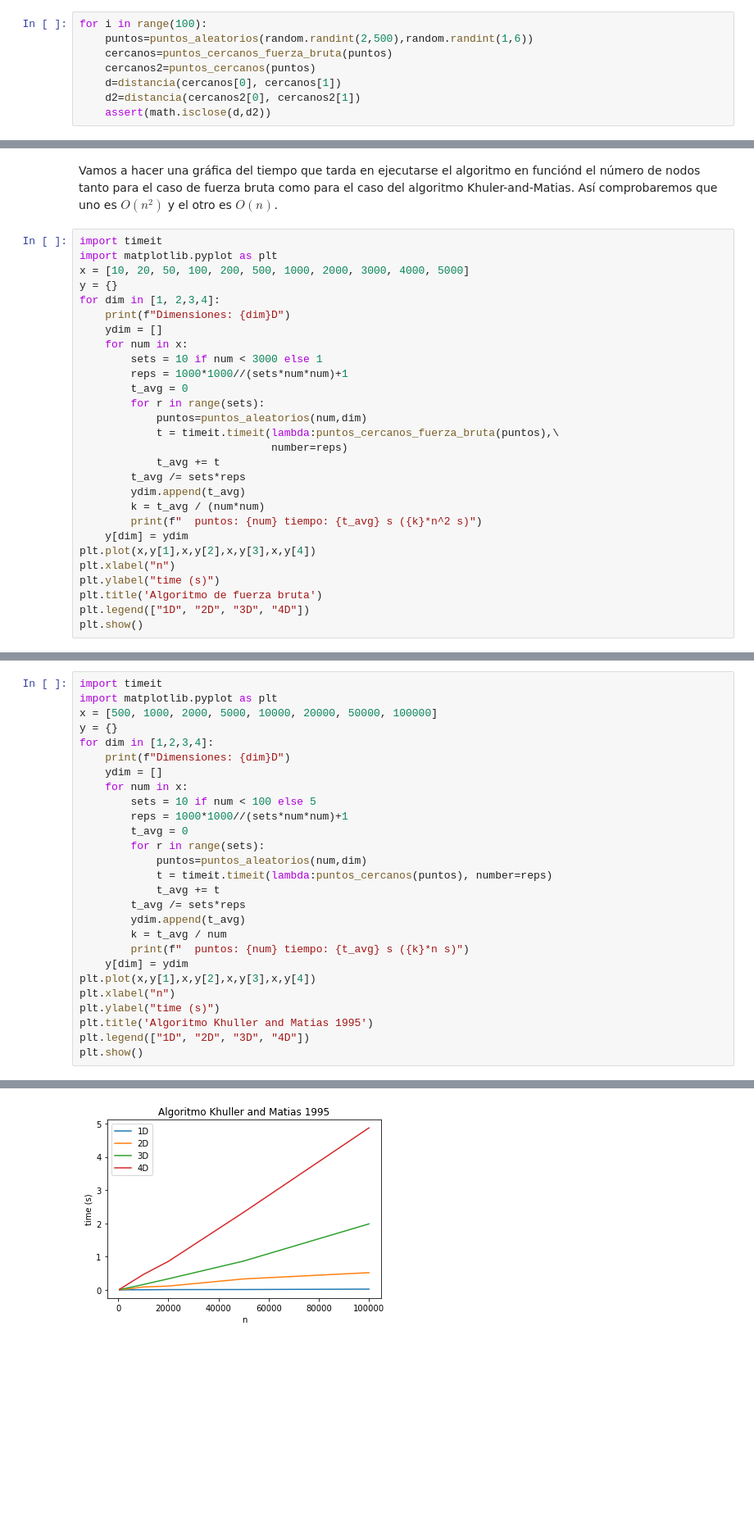
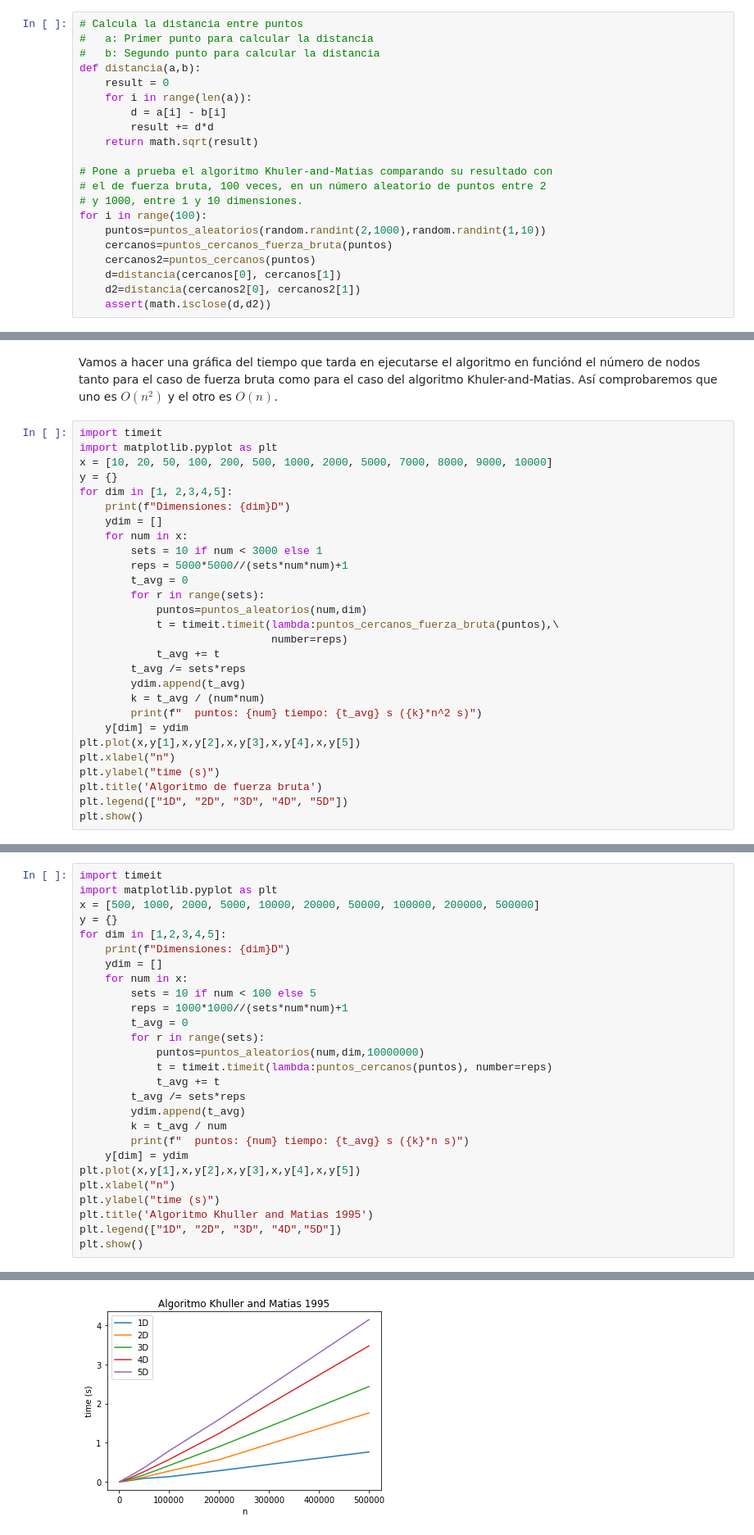
Before and after one commit to asierllano/03MIAR---Algoritmos-de-Optimizacion---2023, a Jupyter notebook: Algoritmos - Asier Llano - AG1.ipynb, the cells around one changed output, grey strips where cells are left out. Shown at 82% size. Saved outputs shown, nothing was run; the diff lists cells and outputs as text; blank space fills up the shorter version.

```diff
--- a/Algoritmos - Asier Llano - AG1.ipynb
+++ b/Algoritmos - Asier Llano - AG1.ipynb
@@ -312,6 +338,19 @@ Comprobamos con 100 ejemplos de un número aleatorio de puntos (entre 2 y 500),
 # %%
+# Calcula la distancia entre puntos
+#   a: Primer punto para calcular la distancia
+#   b: Segundo punto para calcular la distancia
+def distancia(a,b):
+    result = 0
+    for i in range(len(a)):
+        d = a[i] - b[i]
+        result += d*d
+    return math.sqrt(result)
+
+# Pone a prueba el algoritmo Khuler-and-Matias comparando su resultado con
+# el de fuerza bruta, 100 veces, en un número aleatorio de puntos entre 2
+# y 1000, entre 1 y 10 dimensiones.
 for i in range(100):
-    puntos=puntos_aleatorios(random.randint(2,500),random.randint(1,6))
+    puntos=puntos_aleatorios(random.randint(2,1000),random.randint(1,10))
     cercanos=puntos_cercanos_fuerza_bruta(puntos)
     cercanos2=puntos_cercanos(puntos)
     d=distancia(cercanos[0], cercanos[1])
@@ -324,14 +363,14 @@ Vamos a hacer una gráfica del tiempo que tarda en ejecutarse el algoritmo en fu
 # %%
 import timeit
 import matplotlib.pyplot as plt
-x = [10, 20, 50, 100, 200, 500, 1000, 2000, 3000, 4000, 5000]
+x = [10, 20, 50, 100, 200, 500, 1000, 2000, 5000, 7000, 8000, 9000, 10000]
 y = {}
-for dim in [1, 2,3,4]:
+for dim in [1, 2,3,4,5]:
     print(f"Dimensiones: {dim}D")
     ydim = []
     for num in x:
         sets = 10 if num < 3000 else 1
-        reps = 1000*1000//(sets*num*num)+1
+        reps = 5000*5000//(sets*num*num)+1
         t_avg = 0
         for r in range(sets):
             puntos=puntos_aleatorios(num,dim)
@@ -343,11 +382,11 @@ for dim in [1, 2,3,4]:
         k = t_avg / (num*num)
         print(f"  puntos: {num} tiempo: {t_avg} s ({k}*n^2 s)")
     y[dim] = ydim
-plt.plot(x,y[1],x,y[2],x,y[3],x,y[4])
+plt.plot(x,y[1],x,y[2],x,y[3],x,y[4],x,y[5])
 plt.xlabel("n")
 plt.ylabel("time (s)")
 plt.title('Algoritmo de fuerza bruta')
-plt.legend(["1D", "2D", "3D", "4D"])
+plt.legend(["1D", "2D", "3D", "4D", "5D"])
 plt.show()
 # %% [output]
 Dimensiones: 1D
@@ -373,9 +412,9 @@ Se comprueba con los valores númericos y con las gráficas su rendimiento $O(n)
 # %%
 import timeit
 import matplotlib.pyplot as plt
-x = [500, 1000, 2000, 5000, 10000, 20000, 50000, 100000]
+x = [500, 1000, 2000, 5000, 10000, 20000, 50000, 100000, 200000, 500000]
 y = {}
-for dim in [1,2,3,4]:
+for dim in [1,2,3,4,5]:
     print(f"Dimensiones: {dim}D")
     ydim = []
     for num in x:
@@ -383,7 +422,7 @@ for dim in [1,2,3,4]:
         reps = 1000*1000//(sets*num*num)+1
         t_avg = 0
         for r in range(sets):
-            puntos=puntos_aleatorios(num,dim)
+            puntos=puntos_aleatorios(num,dim,10000000)
             t = timeit.timeit(lambda:puntos_cercanos(puntos), number=reps)
             t_avg += t
         t_avg /= sets*reps
@@ -391,11 +430,11 @@ for dim in [1,2,3,4]:
         k = t_avg / num
         print(f"  puntos: {num} tiempo: {t_avg} s ({k}*n s)")
     y[dim] = ydim
-plt.plot(x,y[1],x,y[2],x,y[3],x,y[4])
+plt.plot(x,y[1],x,y[2],x,y[3],x,y[4],x,y[5])
 plt.xlabel("n")
 plt.ylabel("time (s)")
 plt.title('Algoritmo Khuller and Matias 1995')
-plt.legend(["1D", "2D", "3D", "4D"])
+plt.legend(["1D", "2D", "3D", "4D","5D"])
 plt.show()
 # %% [output]
 Dimensiones: 1D
@@ -418 +457 @@ Dimensiones: 2D
-[figure, old version]
+[figure, new version]
```
Also changed, not shown: parts of 10 cells of this notebook, 4 other files.
